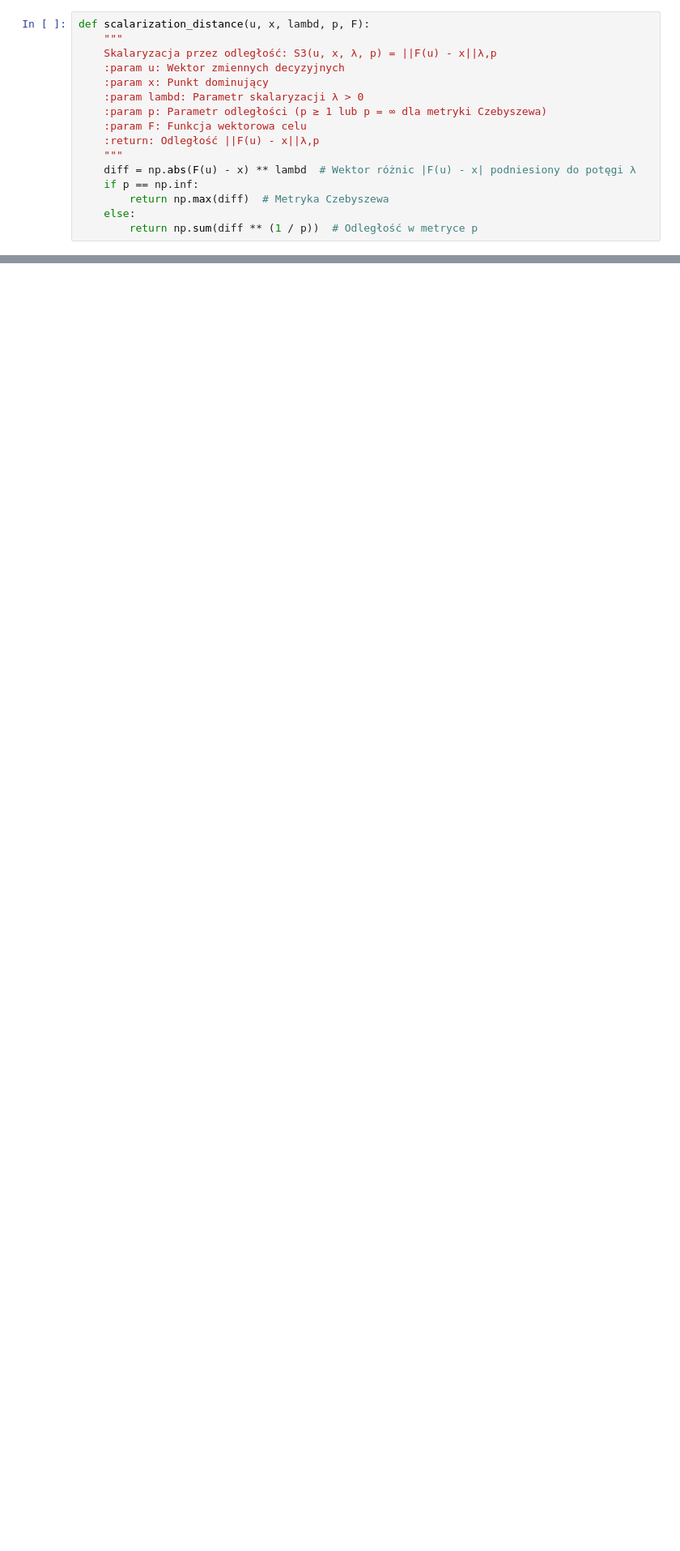
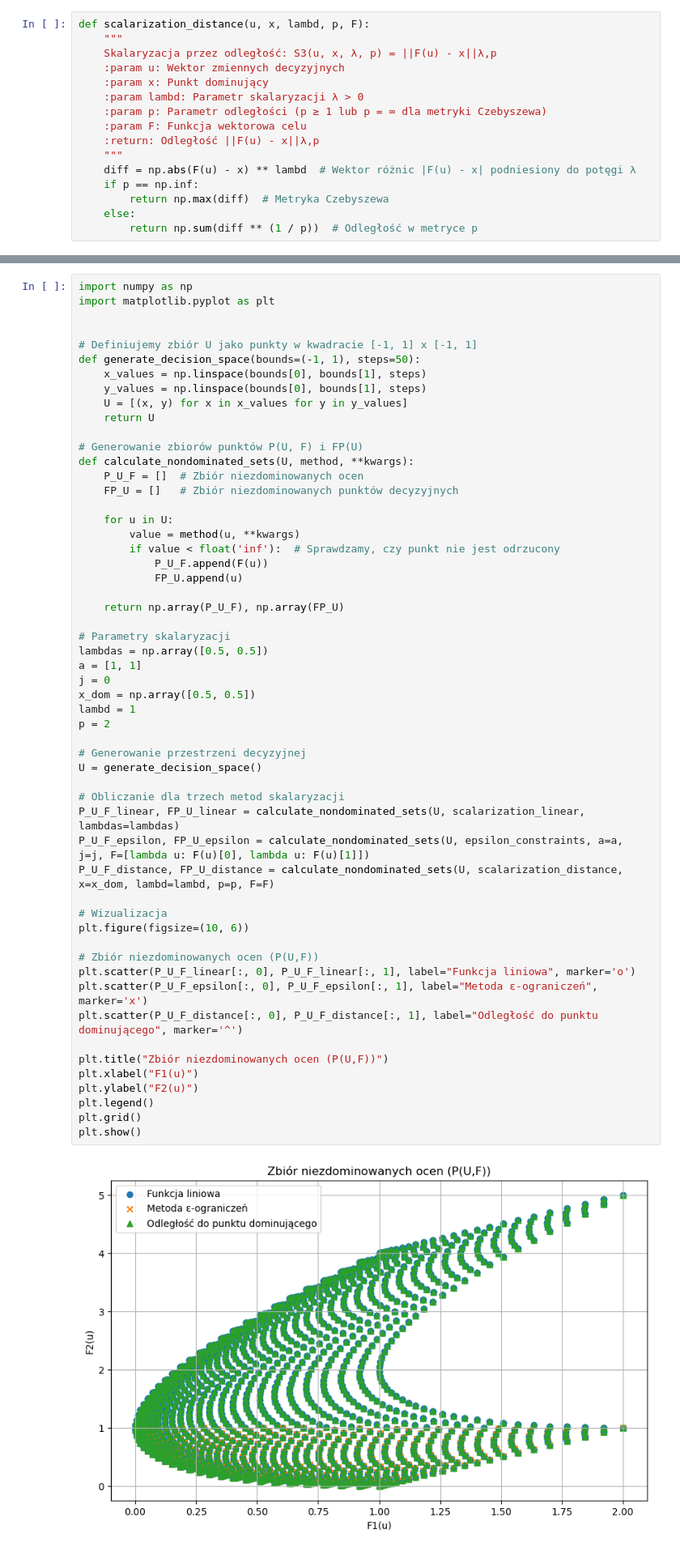
Before and after one commit to AGH-Evil-Inc/OW_SS_KK_LS, a Jupyter notebook: functions.ipynb, the cells around one changed output, grey strips where cells are left out. Shown at 81% size. Drawn from its saved outputs; the diff is of its cells as text; blank space fills up the shorter version.

```diff
--- a/functions.ipynb
+++ b/functions.ipynb
@@ -61,0 +64,57 @@ def scalarization_distance(u, x, lambd, p, F):
+# %%
+import numpy as np
+import matplotlib.pyplot as plt
+
+
+# Definiujemy zbiór U jako punkty w kwadracie [-1, 1] x [-1, 1]
+def generate_decision_space(bounds=(-1, 1), steps=50):
+    x_values = np.linspace(bounds[0], bounds[1], steps)
+    y_values = np.linspace(bounds[0], bounds[1], steps)
+    U = [(x, y) for x in x_values for y in y_values]
+    return U
+
+# Generowanie zbiorów punktów P(U, F) i FP(U)
+def calculate_nondominated_sets(U, method, **kwargs):
+    P_U_F = []  # Zbiór niezdominowanych ocen
+    FP_U = []   # Zbiór niezdominowanych punktów decyzyjnych
+
+    for u in U:
+        value = method(u, **kwargs)
+        if value < float('inf'):  # Sprawdzamy, czy punkt nie jest odrzucony
+            P_U_F.append(F(u))
+            FP_U.append(u)
+
+    return np.array(P_U_F), np.array(FP_U)
+
+# Parametry skalaryzacji
+lambdas = np.array([0.5, 0.5])
+a = [1, 1]
+j = 0
+x_dom = np.array([0.5, 0.5])
+lambd = 1
+p = 2
+
+# Generowanie przestrzeni decyzyjnej
+U = generate_decision_space()
+
+# Obliczanie dla trzech metod skalaryzacji
+P_U_F_linear, FP_U_linear = calculate_nondominated_sets(U, scalarization_linear, lambdas=lambdas)
+P_U_F_epsilon, FP_U_epsilon = calculate_nondominated_sets(U, epsilon_constraints, a=a, j=j, F=[lambda u: F(u)[0], lambda u: F(u)[1]])
+P_U_F_distance, FP_U_distance = calculate_nondominated_sets(U, scalarization_distance, x=x_dom, lambd=lambd, p=p, F=F)
+
+# Wizualizacja
+plt.figure(figsize=(10, 6))
+
+# Zbiór niezdominowanych ocen (P(U,F))
+plt.scatter(P_U_F_linear[:, 0], P_U_F_linear[:, 1], label="Funkcja liniowa", marker='o')
+plt.scatter(P_U_F_epsilon[:, 0], P_U_F_epsilon[:, 1], label="Metoda ε-ograniczeń", marker='x')
+plt.scatter(P_U_F_distance[:, 0], P_U_F_distance[:, 1], label="Odległość do punktu dominującego", marker='^')
+
+plt.title("Zbiór niezdominowanych ocen (P(U,F))")
+plt.xlabel("F1(u)")
+plt.ylabel("F2(u)")
+plt.legend()
+plt.grid()
+plt.show()
+# %% [output]
+[figure, added]
```
Also changed, not shown: parts of 1 cell of this notebook.
